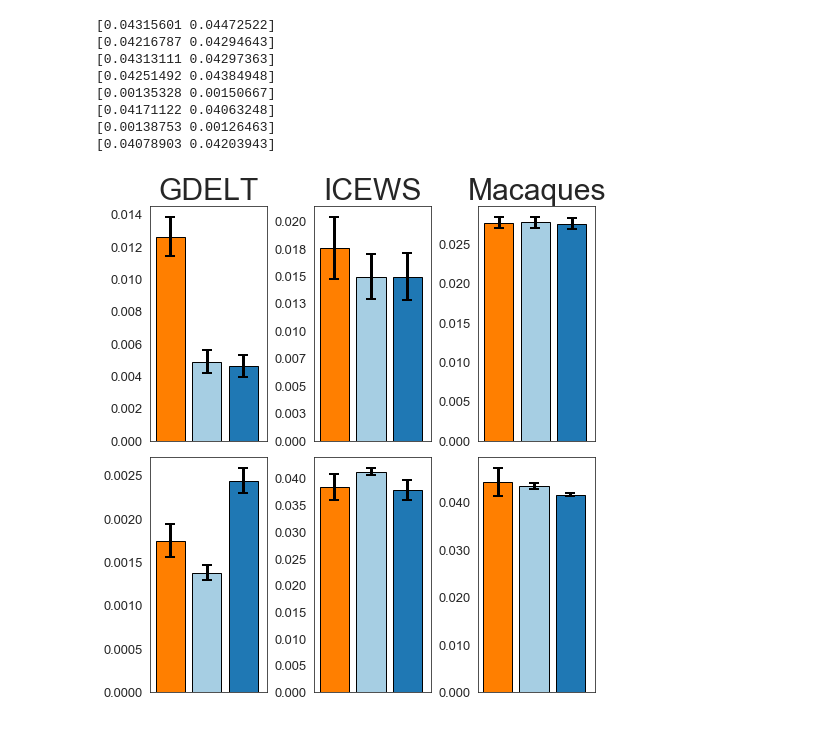
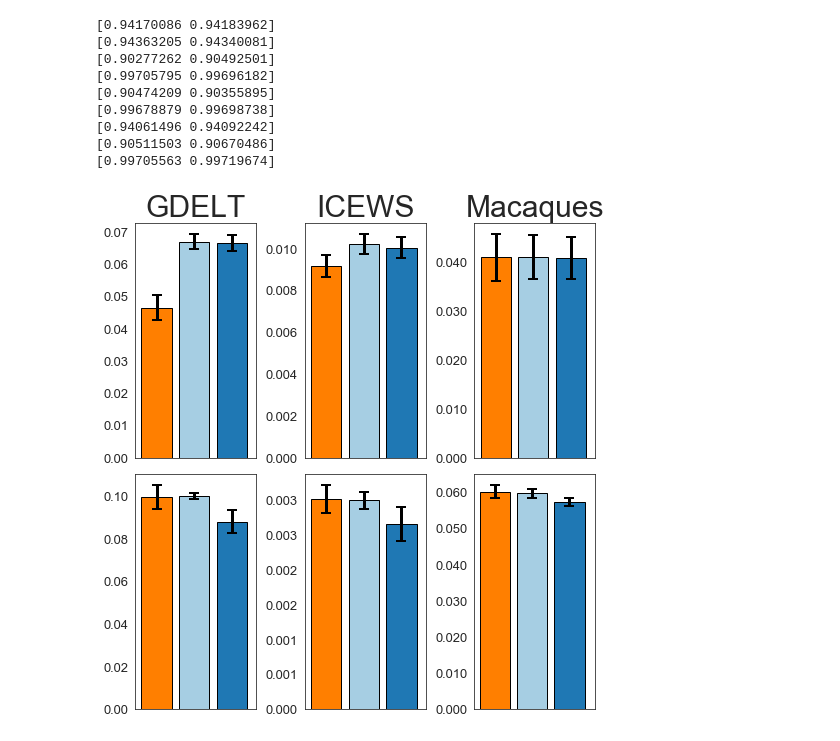
Before and after one commit to aschein/prgds, a Jupyter notebook: results/tensors/tensor_results.ipynb, the cells around one changed output. Saved outputs shown, nothing was run; the diff lists cells and outputs as text; code cells hidden in the pictures.

```diff
--- a/results/tensors/tensor_results.ipynb
+++ b/results/tensors/tensor_results.ipynb
@@ -37,14 +45,19 @@ foo
 # %%
 bptf_df = pd.read_pickle('bptf_results_df.pkl')
+bptf_df
+
+bptf_df = bptf_df.loc[(bptf_df.experiment.apply(lambda x: 'structured' not in x)) &
+                      (bptf_df.experiment.apply(lambda x: 'periods6' in x))]
+
 exp = bptf_df.experiment.unique()[0]
 
 theta_eps = 0
 nu_eps = 1
 mtx_is_dirichlet = True
 dataset = 'gdelt'
-metric = 'perp_f_nz'
+metric = 'perp_f'
 for exp in bptf_df.experiment.unique():
-    bptf_val = float(bptf_df[bptf_df['experiment'] == exp][metric])
+    bptf_val = float(np.min(bptf_df[bptf_df['experiment'] == exp][metric]))
 
     foo = df.loc[(df['model_type'] == 'prgds-v2') &
                  (df['theta_eps'] == theta_eps) &
@@ -53,24 +66,16 @@ for exp in bptf_df.experiment.unique():
                  (df['experiment'] == exp)]
     vals = np.array([float(x) for x in foo[metric]]) / bptf_val
     print(vals)
-#     if len(vals) == 0:
-#         print(foo)
-#         print(exp)
-
-
-
-# metric = 'perp_f_nz'
-# foo[['experiment', metric]]
-# bptf_df[['experiment', metric]]
 # %% [output]
-[0.04315601 0.04472522]
-[0.04216787 0.04294643]
-[0.04313111 0.04297363]
-[0.04251492 0.04384948]
-[0.00135328 0.00150667]
-[0.04171122 0.04063248]
-[0.00138753 0.00126463]
-[0.04078903 0.04203943]
+[0.94170086 0.94183962]
+[0.94363205 0.94340081]
+[0.90277262 0.90492501]
+[0.99705795 0.99696182]
+[0.90474209 0.90355895]
+[0.99678879 0.99698738]
+[0.94061496 0.94092242]
+[0.90511503 0.90670486]
+[0.99705563 0.99719674]
 # %%
 sns.set_style('white')
 
@@ -92,7 +97,7 @@ space=width/4.
 
 lines = []
 labels = []
-for row, metric in enumerate(['perp_s_nz', 'perp_f_nz']):
+for row, metric in enumerate(['perp_s', 'perp_f']):
     for col, dataset in enumerate(['gdelt', 'icews', 'monkeybrains']):
         ax = axes[row][col]
 
@@ -106,8 +111,12 @@ for row, metric in enumerate(['perp_s_nz', 'perp_f_nz']):
 
         vals = []
         for exper in foo.experiment.unique():
-            bptf_val = float(bptf_df[bptf_df['experiment'] == exper][metric])
-            vals += [x/bptf_val for x in foo[foo['experiment'] == exper] [metric]]
+            bptf_val = float(np.min(bptf_df[bptf_df['experiment'] == exper][metric]))
+
+#             if 'gdelt' in exper:
+#                 bptf_val = 1.25 if metric == 'perp_s' else 1.58
+
+            vals += [np.log(bptf_val)-np.log(x) for x in foo[foo['experiment'] == exper] [metric]]
 
 
         label = 'PGDS'
@@ -132,8 +141,10 @@ for row, metric in enumerate(['perp_s_nz', 'perp_f_nz']):
 
             vals = []
             for exper in foo.experiment.unique():
-                bptf_val = float(bptf_df[bptf_df['experiment'] == exper][metric])
-                vals += [x/bptf_val for x in foo[foo['experiment'] == exper] [metric]]
+                bptf_val = float(np.min(bptf_df[bptf_df['experiment'] == exper][metric]))
+#                 if 'gdelt' in exper:
+#                     bptf_val = 1.25 if metric == 'perp_s' else 1.58
+                vals += [np.log(bptf_val)-np.log(x) for x in foo[foo['experiment'] == exper] [metric]]
 
             color = PRGDS0_COLOR if theta_eps==0 else PRGDS1_COLOR
 
@@ -142,31 +153,31 @@ for row, metric in enumerate(['perp_s_nz', 'perp_f_nz']):
                           edgecolor='k')
             xtick += width + space
 
             if row == 0 and col == 0:
                 labels.append(label)
                 lines.append(line)
 
         if col in [1,2]:
             ax.yaxis.set_major_formatter(FormatStrFormatter('%.3f'))
 
         if row == 0:
             title = dataset
             if title == 'gdelt':
                 title = 'GDELT'
             elif title == 'icews':
                 title = 'ICEWS'
             elif title == 'monkeybrains':
                 title = 'Macaques'
             ax.set_title(title, fontsize=30)
 
         ax.set_xticks(np.arange(xtick))
         ax.set_xticklabels(())
         ax.tick_params(axis='both', which='major', labelsize=13)
 
 plt.tight_layout(pad=0.0, h_pad=None, w_pad=None, rect=None)
 plt.subplots_adjust(left=None, bottom=None, right=None, top=None,
                     wspace=0.4, hspace=0.07)
 
 plt.savefig('test_tensor_results.pdf', dpi=100, pad_inches=0.0, format='pdf')
 # %% [output]
-[figure, old version]
+[figure, new version]
```
Also changed, not shown: parts of 8 cells of this notebook, 2 other files.
